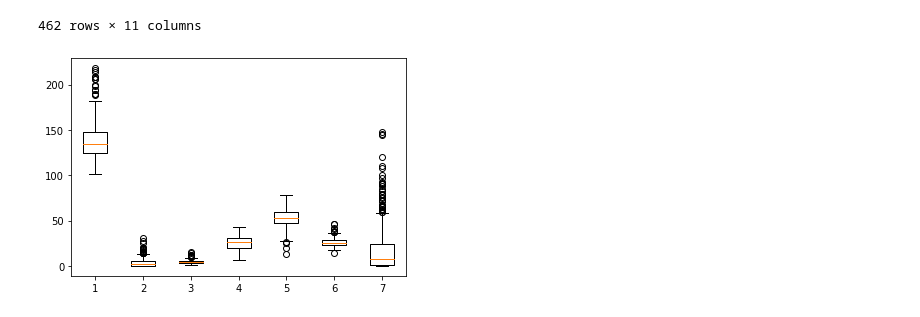
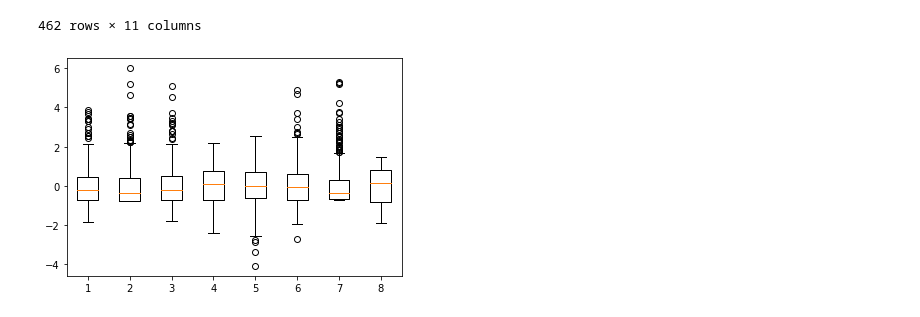
Before and after one commit to jozgu/SourhtAfricaHealthProject, a Jupyter notebook: assignment1.ipynb, the cells around one changed output. Cells and saved outputs as stored; diff of their text form; code cells hidden in the pictures.

```diff
--- a/assignment1.ipynb
+++ b/assignment1.ipynb
@@ -20,9 +21,10 @@ file
 | 461 | 463 | 132 | 0.00 | 4.82 | 33.41 | Present | 62 | 14.70 | 0.00 | 46 | 1 |
 462 rows × 11 columns
 # %%
-cont_cols = ['sbp', 'tobacco', 'ldl', 'adiposity', 'typea', 'obesity', 'alcohol']
+cont_cols = ['sbp', 'tobacco', 'ldl', 'adiposity', 'typea', 'obesity', 'alcohol', 'age']
 cont_data = pd.DataFrame([file[col] for col in cont_cols]).T
+cont_data = zscore(cont_data, ddof=1)
 plt.boxplot(cont_data)
 plt.show()
 # %% [output]
-[figure, old version]
+[figure, new version]
```
Also changed, not shown: parts of 5 cells of this notebook.
